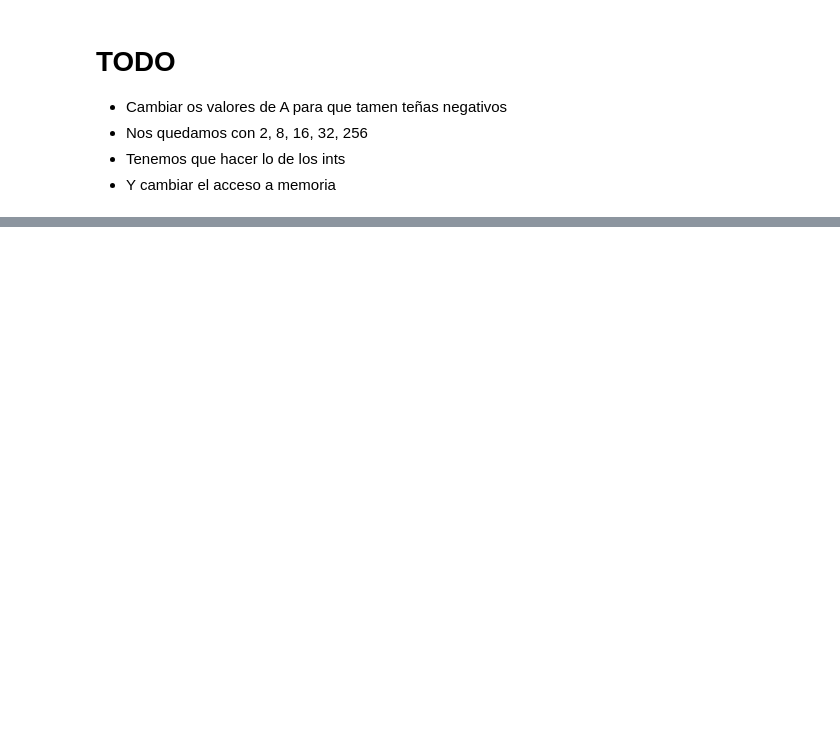
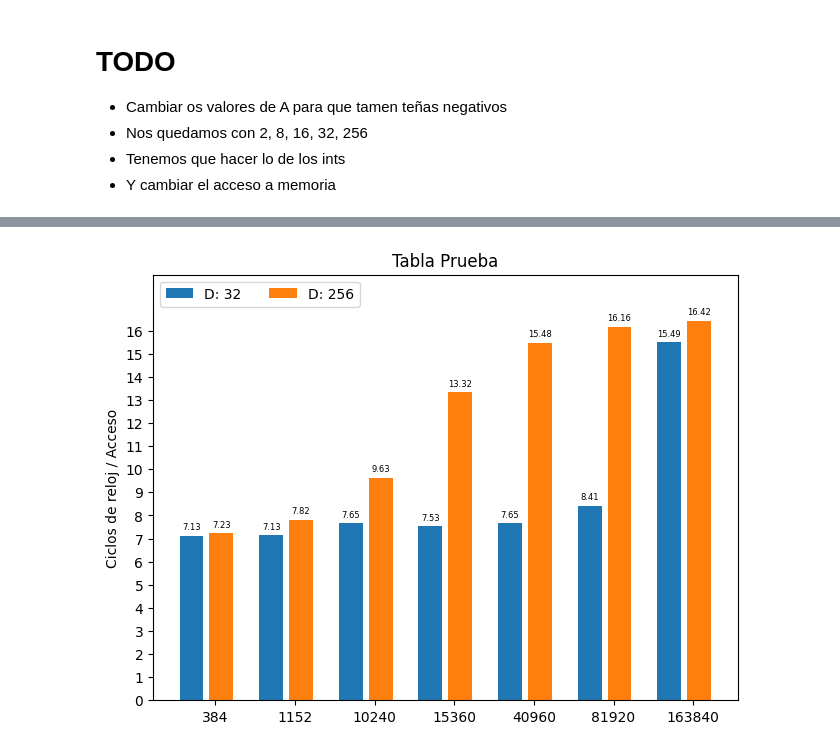
Before and after one commit to chrisgzlez/ArqComp, a Jupyter notebook: Practica_01/ClockSpeed.ipynb, the cells around one changed output, grey strips where cells are left out. Drawn from its saved outputs; the diff is of its cells as text; code cells hidden in the pictures; blank space fills up the shorter version.

```diff
--- a/Practica_01/ClockSpeed.ipynb
+++ b/Practica_01/ClockSpeed.ipynb
@@ -60,0 +144,48 @@ graph_data(a, 'no_index')
+# %%
+# the label locations
+x = np.arange(len(l_values))
+
+# the width of the bars
+width = 0.3
+
+# Para la separación entre barras del mismo grupo
+multiplier = 0
+
+# Crear las gráficas (ni idea del layout)
+fig, ax = plt.subplots(layout='constrained')
+
+ck_max = 0;
+for d in d_values_big:
+
+    # Tupla de ck
+    ck_values = tuple(df.loc[df['D']==d]['Ck'].values)
+
+    if max(ck_values) > ck_max:
+        ck_max = max(ck_values)
+
+    # Separación entre barras del mismo grupo
+    offset = width * multiplier
+
+    # Barras
+    # Esta o importante
+    rects = ax.bar(x + offset, ck_values, width, label=f"D: {d}")
+
+    # Etiquetas encima de las barras
+    ax.bar_label(rects, padding=3, fmt="%.2f", fontsize=6)
+
+    # Offset de cada tupla
+    multiplier += 1.25
+
+y_index = np.arange(0.0, ck_max, 1)
+# Add some text for labels, title and custom x-axis tick labels, etc.
+ax.set_title('Tabla Prueba')
+ax.set_ylabel('Ciclos de reloj / Acceso')
+ax.set_yticks(y_index, )
+ax.set_xticks(x + width, l_values)
+ax.legend(loc='upper left', ncols=3)
+ax.set_ylim(0, ck_max+2)
+
+#plt.show()
+plt.savefig(f'data/double/graphs/graph_double_bigD.png')
+# %% [output]
+[figure, added]
```
Also changed, not shown: parts of 8 cells of this notebook, 6 other files.
